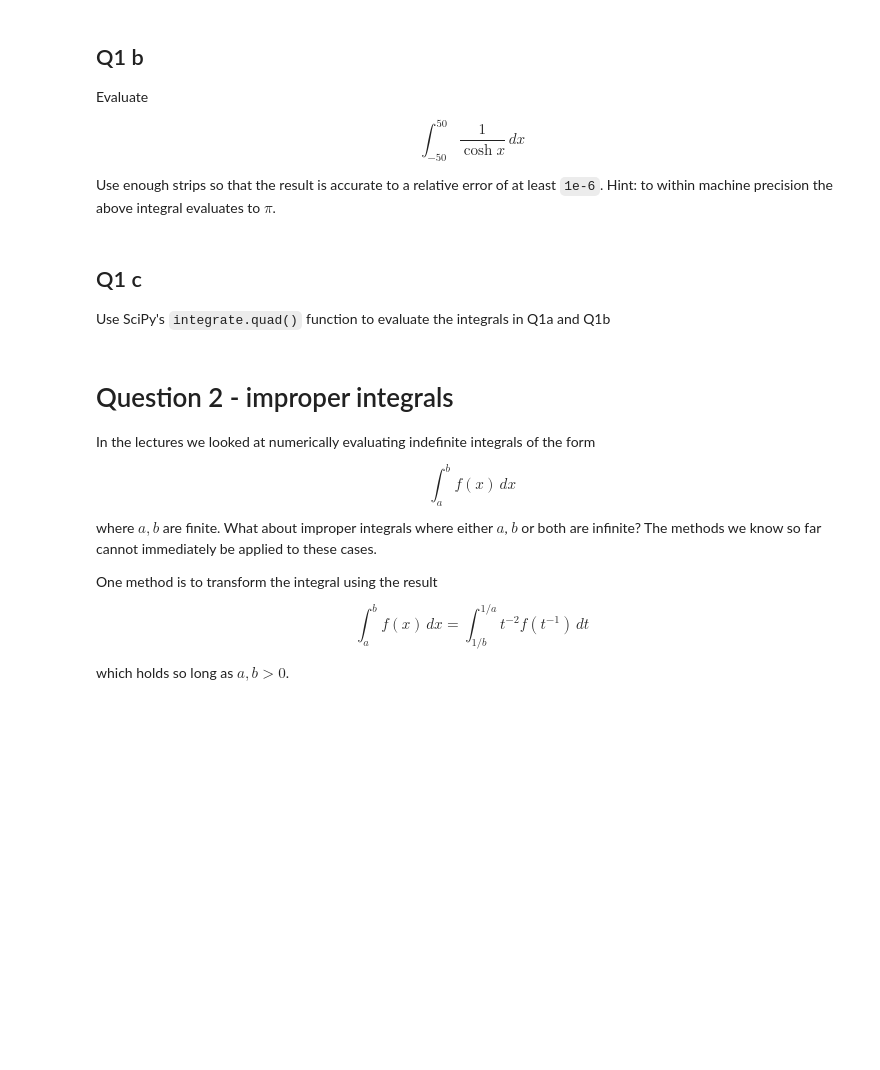
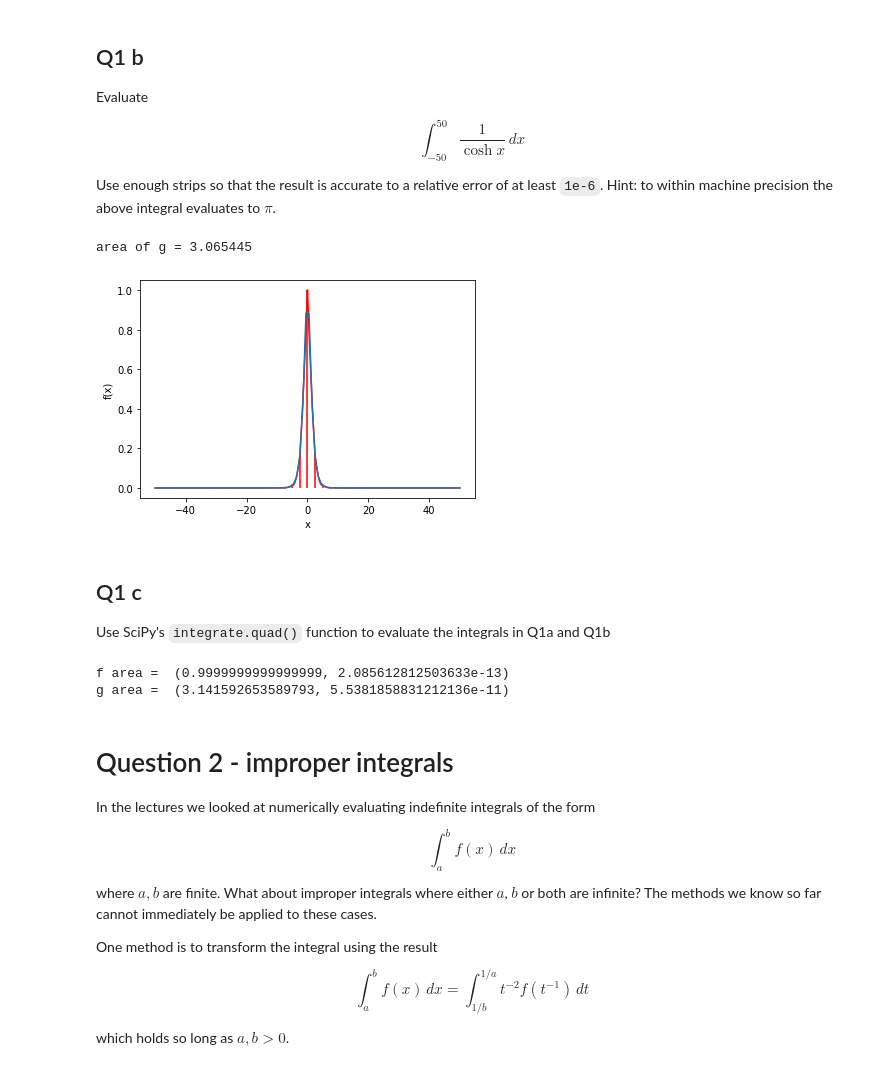
Before and after one commit to Saoirse-M-MacLaughlin/ACM20030-assignments, a Jupyter notebook: Assignment-4.ipynb, the cells around one changed output. Cells and saved outputs as stored; diff of their text form; code cells hidden in the pictures; blank space fills up the shorter version.

```diff
--- a/Assignment-4.ipynb
+++ b/Assignment-4.ipynb
@@ -47,10 +115,28 @@ Evaluate
 $$\int^{50}_{-50} \frac{1}{\cosh x}\,dx $$
 
 Use enough strips so that the result is accurate to a relative error of at least `1e-6`. Hint: to within machine precision the above integral evaluates to $\pi$.
+# %%
+def g(x):
+    return 1/(np.cosh(x))
+
+Simpsong = Simpson(g, -50, 50, 40, True)
+print('area of g = ''%.6f' % Simpsong)
+# %% [output]
+area of g = 3.065445
+[figure, added]
 # %% [markdown]
 ## Q1 c
 
 Use SciPy's `integrate.quad()` function to evaluate the integrals in Q1a and Q1b
+# %%
+from scipy.integrate import quad
+If = quad(f, -10, 10)
+Ig = quad(g, -50, 50)
+print('f area = ', If)
+print('g area = ', Ig)
+# %% [output]
+f area =  (0.9999999999999999, 2.085612812503633e-13)
+g area =  (3.141592653589793, 5.5381858831212136e-11)
 # %% [markdown]
 # Question 2 - improper integrals
 
```
Also changed, not shown: parts of 11 cells of this notebook.
